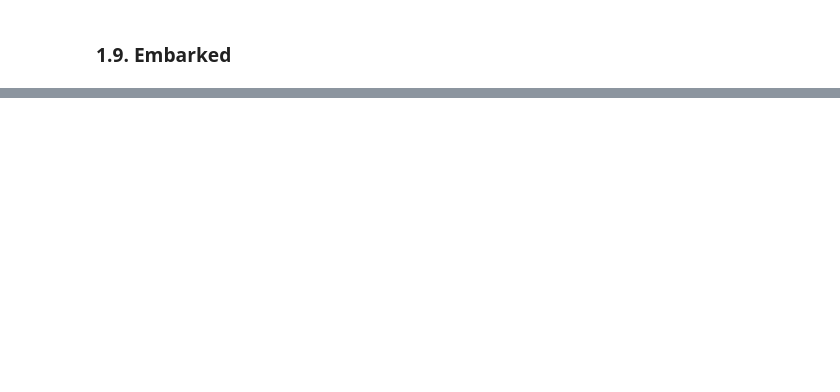
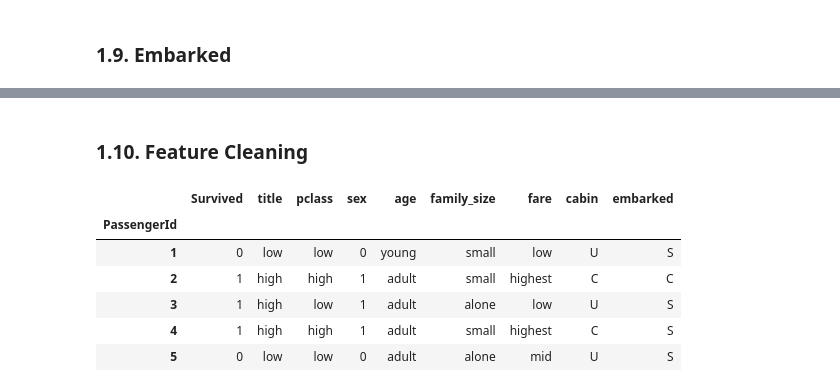
Before and after one commit to fernandosaavedra/titanic-machine-learning-from-disaster, a Jupyter notebook: titanic-ml-solution-2.ipynb, the cells around one changed output, grey strips where cells are left out. Drawn from its saved outputs; the diff is of its cells as text; code cells hidden in the pictures; blank space fills up the shorter version.

```diff
--- a/titanic-ml-solution-2.ipynb
+++ b/titanic-ml-solution-2.ipynb
@@ -255,0 +258,16 @@ test.head()
+# %% [markdown]
+### 1.10. Feature Cleaning
+# %%
+drop = ['Pclass', 'Name', 'Sex', 'Age', 'SibSp', 'Parch', 'Cabin', 'Fare', 'Embarked']
+train.drop(drop, axis=1,inplace=True)
+test.drop(drop, axis=1, inplace=True)
+
+train.head()
+# %% [output]
+|  | Survived | title | pclass | sex | age | family_size | fare | cabin | embarked |
+| PassengerId |  |  |  |  |  |  |  |  |  |
+| 1 | 0 | low | low | 0 | young | small | low | U | S |
+| 2 | 1 | high | high | 1 | adult | small | highest | C | C |
+| 3 | 1 | high | low | 1 | adult | alone | low | U | S |
+| 4 | 1 | high | high | 1 | adult | small | highest | C | S |
+| 5 | 0 | low | low | 0 | adult | alone | mid | U | S |
```
Also changed, not shown: parts of 29 cells of this notebook.
